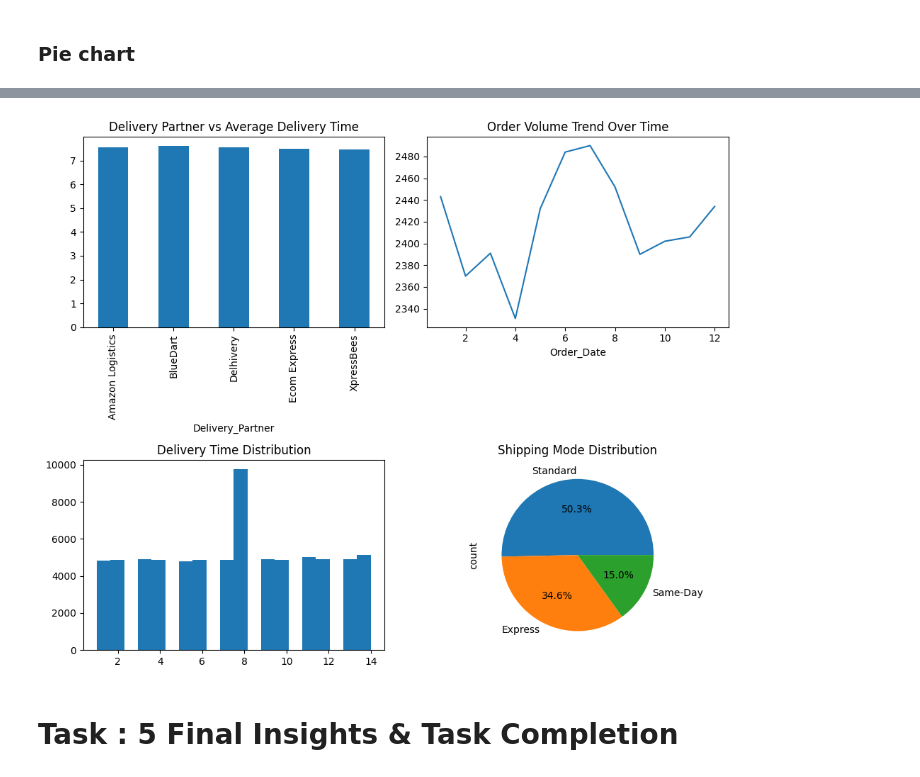
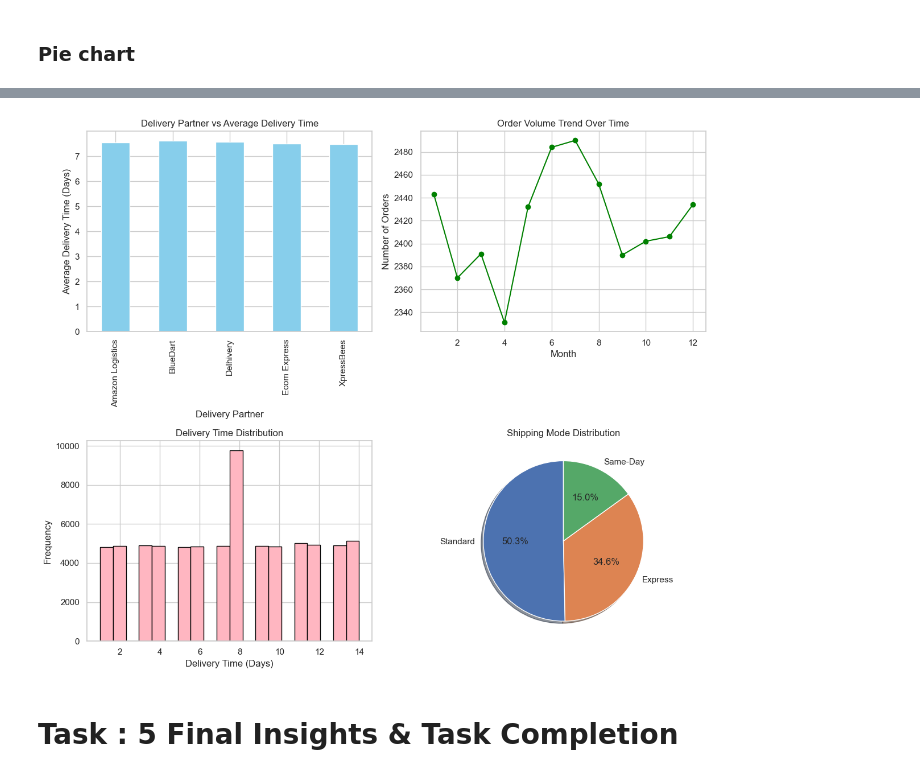
Before and after one commit to isamaliya16/E_Commerce_Logistics_Data_Analysis_Project, a Jupyter notebook: Ayush_Isamaliya_11225_PythonAnalzers.ipynb, the cells around one changed output, grey strips where cells are left out. Saved outputs shown, nothing was run; the diff lists cells and outputs as text; code cells hidden in the pictures.

```diff
--- a/Ayush_Isamaliya_11225_PythonAnalzers.ipynb
+++ b/Ayush_Isamaliya_11225_PythonAnalzers.ipynb
@@ -10,9 +23,19 @@
 # %%
 import numpy as np
 import pandas as pd
+
 import matplotlib.pyplot as plt
 import seaborn as sns
+
+%matplotlib inline
+sns.set(style="whitegrid")
 # %% [markdown]
 ### Load dataset
 # %%
-df = pd.read_csv('Ecommerce_Logistics_and_Delivery_Gigantic.csv')
+import pandas as pd
+
+try:
+    df = pd.read_csv("Ecommerce_Logistics_and_Delivery_Gigantic.csv")
+    print("Dataset loaded successfully.")
+except FileNotFoundError:
+    print("File not found. Please check the file path.")
@@ -304,29 +382,39 @@ plt.show()
 # %%
-plt.figure(figsize = (10,8))
+import matplotlib.pyplot as plt
+
+plt.figure(figsize=(12,10))
+
+# 1. Delivery Partner vs Average Delivery Time
 plt.subplot(2,2,1)
-df.groupby('Delivery_Partner')['Delivery_Time_Days'].mean().plot(kind='bar')
-plt.title("Delivery Partner vs Average Delivery Time")
+df.groupby('Delivery_Partner')['Delivery_Time_Days'].mean().plot(kind='bar', color='skyblue')
+plt.title("Delivery Partner vs Average Delivery Time", fontsize=12)
+plt.xlabel("Delivery Partner")
+plt.ylabel("Average Delivery Time (Days)")
 
+# 2. Order Volume Trend Over Time (Monthly)
+plt.subplot(2,2,2)
+df.groupby(df['Order_Date'].dt.month).size().plot(kind='line', marker='o', color='green')
+plt.title("Order Volume Trend Over Time", fontsize=12)
+plt.xlabel("Month")
+plt.ylabel("Number of Orders")
+plt.grid(True)
 
-plt.subplot(2,2,2)
-df.groupby(df['Order_Date'].dt.month).size().plot()
-plt.title("Order Volume Trend Over Time")
+# 3. Delivery Time Distribution
+plt.subplot(2,2,3)
+plt.hist(df['Delivery_Time_Days'], bins=20, color='lightpink', edgecolor='black')
+plt.title("Delivery Time Distribution", fontsize=12)
+plt.xlabel("Delivery Time (Days)")
+plt.ylabel("Frequency")
 
-
-plt.subplot(2,2,3)
-plt.hist(df['Delivery_Time_Days'], bins=20)
-plt.title("Delivery Time Distribution")
-
+# 4. Shipping Mode Distribution
 plt.subplot(2,2,4)
-df['Shipping_Mode'].value_counts().plot(kind='pie', autopct='%1.1f%%')
-plt.title("Shipping Mode Distribution")
-
-plt.scotter('')
+df['Shipping_Mode'].value_counts().plot(kind='pie', autopct='%1.1f%%', startangle=90, shadow=True)
+plt.title("Shipping Mode Distribution", fontsize=12)
+plt.ylabel("")  # Remove the default y-label
 
 plt.tight_layout()
-
 plt.show()
 # %% [output]
-[figure, old version]
+[figure, new version]
 # %% [markdown]
 # Task : 5 Final Insights & Task Completion
```
Also changed, not shown: parts of 24 cells of this notebook.
